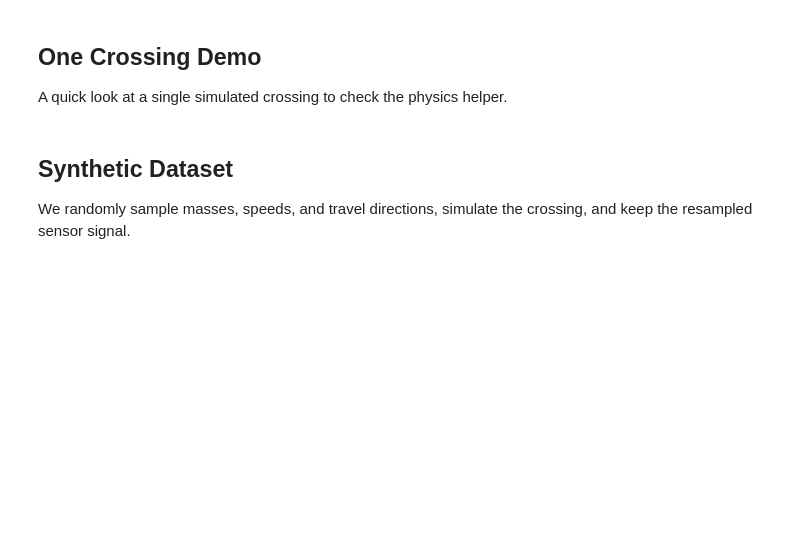
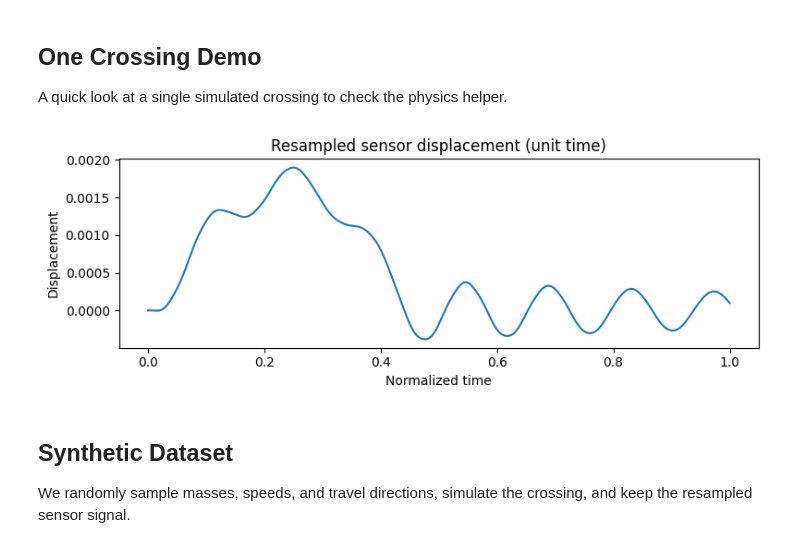
Before and after one commit to YacineBelHadj/Uliege, a Jupyter notebook: beam_ae_demo.ipynb, the cells around one changed output. Cells and saved outputs as stored; diff of their text form; code cells hidden in the pictures; blank space fills up the shorter version.

```diff
--- a/beam_ae_demo.ipynb
+++ b/beam_ae_demo.ipynb
@@ -87,17 +89,19 @@ def resample_signal(t, signal, length=200):
 ## One Crossing Demo
 A quick look at a single simulated crossing to check the physics helper.
 # %%
-t_demo, sol_demo = simulate_vehicle(mass=1500, speed=12.0)
-sensor_demo = sensor_signal(sol_demo)
+t_demo, sol_demo = simulate_vehicle(mass=2500, speed=25.0)
+sensor_demo = sensor_signal(sol_demo, sensor_ratio=0.7)
 sensor_resampled = resample_signal(t_demo, sensor_demo)
 
 plt.figure(figsize=(8, 3))
 plt.plot(np.linspace(0, 1, len(sensor_resampled)), sensor_resampled)
 plt.title('Resampled sensor displacement (unit time)')
 plt.xlabel('Normalized time')
 plt.ylabel('Displacement')
 plt.tight_layout()
 plt.show()
+# %% [output]
+[figure, added]
 # %% [markdown]
 ## Synthetic Dataset
 We randomly sample masses, speeds, and travel directions, simulate the crossing, and keep the resampled sensor signal.
```
Also changed, not shown: parts of 7 cells of this notebook, 1 other file.
